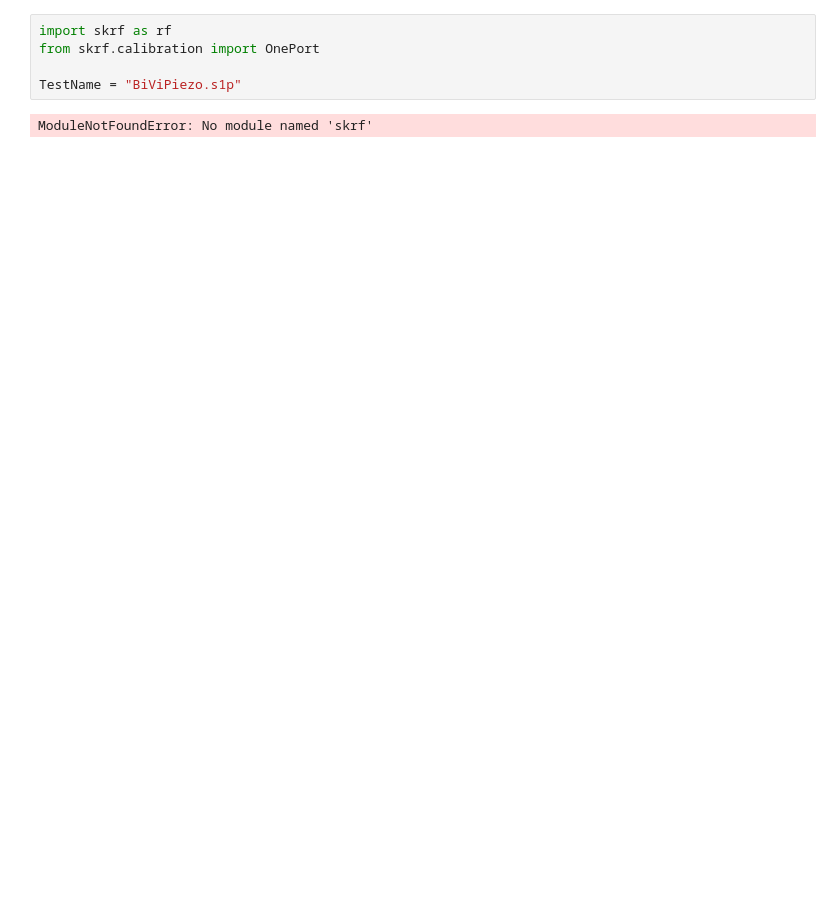
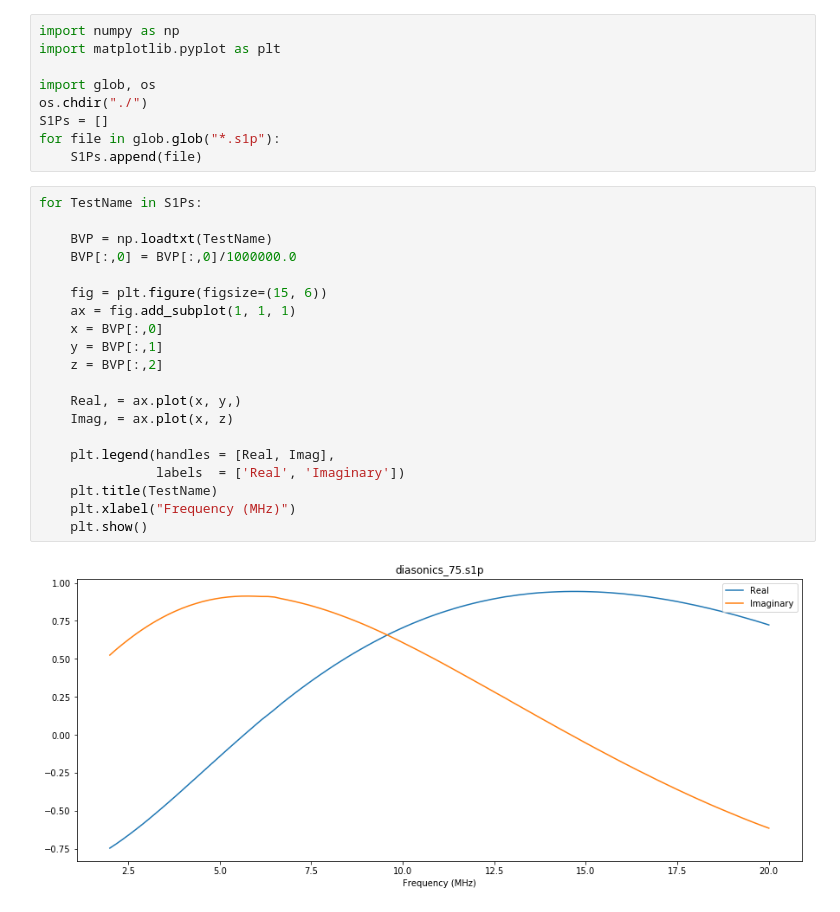
Before and after one commit to kelu124/echomods, a Jupyter notebook: include/images/probes_vna/Process.ipynb, the cells around one changed output. Saved outputs shown, nothing was run; the diff lists cells and outputs as text; blank space fills up the shorter version.

```diff
--- a/include/images/probes_vna/Process.ipynb
+++ b/include/images/probes_vna/Process.ipynb
@@ -1,7 +1,31 @@
-# %%
-import skrf as rf
-from skrf.calibration import OnePort
-
-TestName = "BiViPiezo.s1p"
-# %% [output]
-ModuleNotFoundError: No module named 'skrf'
+# %%
+import numpy as np
+import matplotlib.pyplot as plt
+
+import glob, os
+os.chdir("./")
+S1Ps = []
+for file in glob.glob("*.s1p"):
+    S1Ps.append(file)
+# %%
+for TestName in S1Ps:
+
+    BVP = np.loadtxt(TestName)
+    BVP[:,0] = BVP[:,0]/1000000.0
+
+    fig = plt.figure(figsize=(15, 6))
+    ax = fig.add_subplot(1, 1, 1)
+    x = BVP[:,0]
+    y = BVP[:,1]
+    z = BVP[:,2]
+
+    Real, = ax.plot(x, y,)
+    Imag, = ax.plot(x, z)
+
+    plt.legend(handles = [Real, Imag],
+               labels  = ['Real', 'Imaginary'])
+    plt.title(TestName)
+    plt.xlabel("Frequency (MHz)")
+    plt.show()
+# %% [output]
+[figure, added]
```
Also changed, not shown: parts of 1 cell of this notebook, 8 other files.
